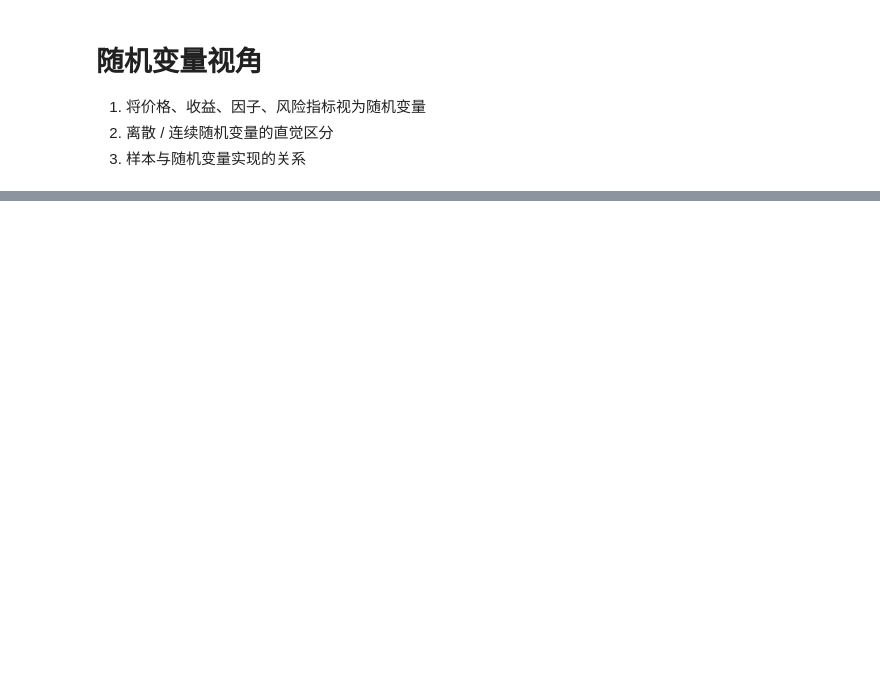
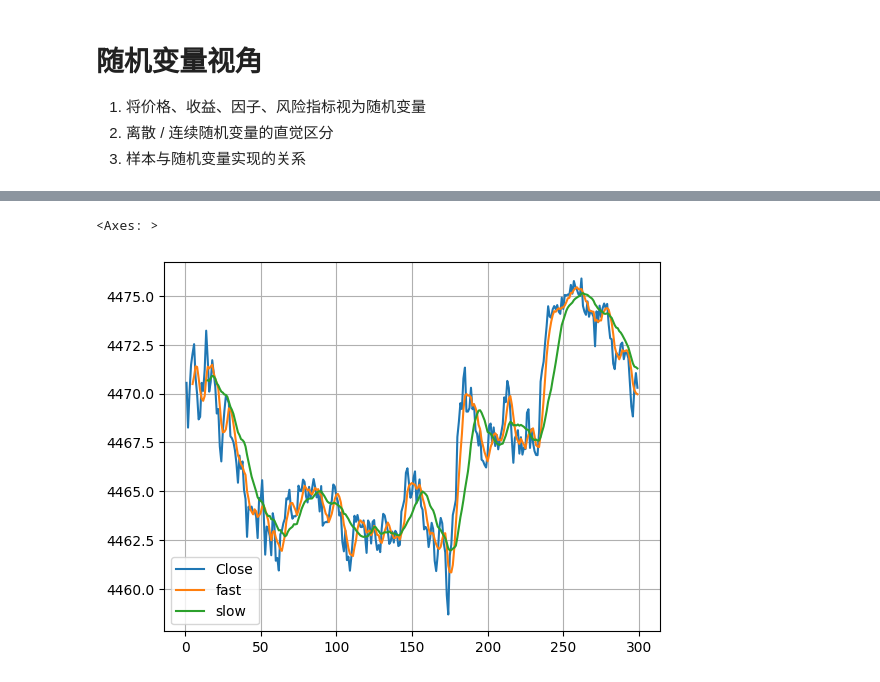
Before and after one commit to JJjbsj/Learning-To-TheMoon, a Jupyter notebook: statistic_probability/Random_Variables&Distributions/01_random_variable/code_and_learning.ipynb, the cells around one changed output, grey strips where cells are left out. Cells and saved outputs as stored; diff of their text form; code cells hidden in the pictures; blank space fills up the shorter version.

```diff
--- a/statistic_probability/Random_Variables&Distributions/01_random_variable/code_and_learning.ipynb
+++ b/statistic_probability/Random_Variables&Distributions/01_random_variable/code_and_learning.ipynb
@@ -131,0 +539,13 @@ $$历史价格序列是某条世界线的实现$$
+# %%
+import talib as t
+data['fast'] = data['Close'].rolling(window=5).mean()
+data['slow'] = data['Close'].rolling(window=15).mean()
+data['atr'] = t.ATR(data['High'],data['Low'],data['Close'],14)
+data['gap'] = data['fast'] - data['slow']
+# %%
+data['Close'].plot(legend=True,grid=True)
+data['fast'].plot(legend=True,grid=True)
+data['slow'].plot(legend=True,grid=True)
+# %% [output]
+<Axes: >
+[figure, added]
```
Also changed, not shown: parts of 18 cells of this notebook, 1 other file.
